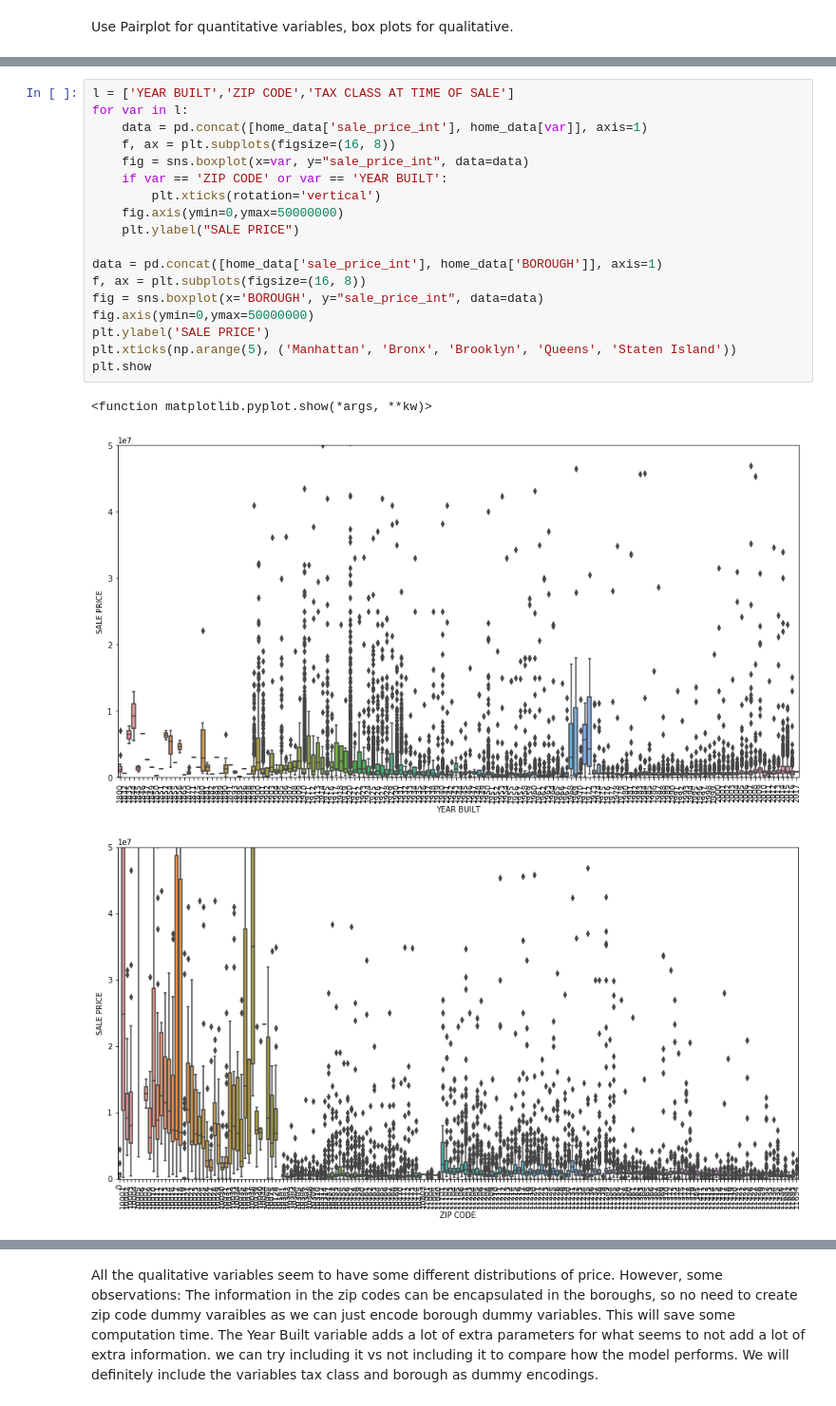
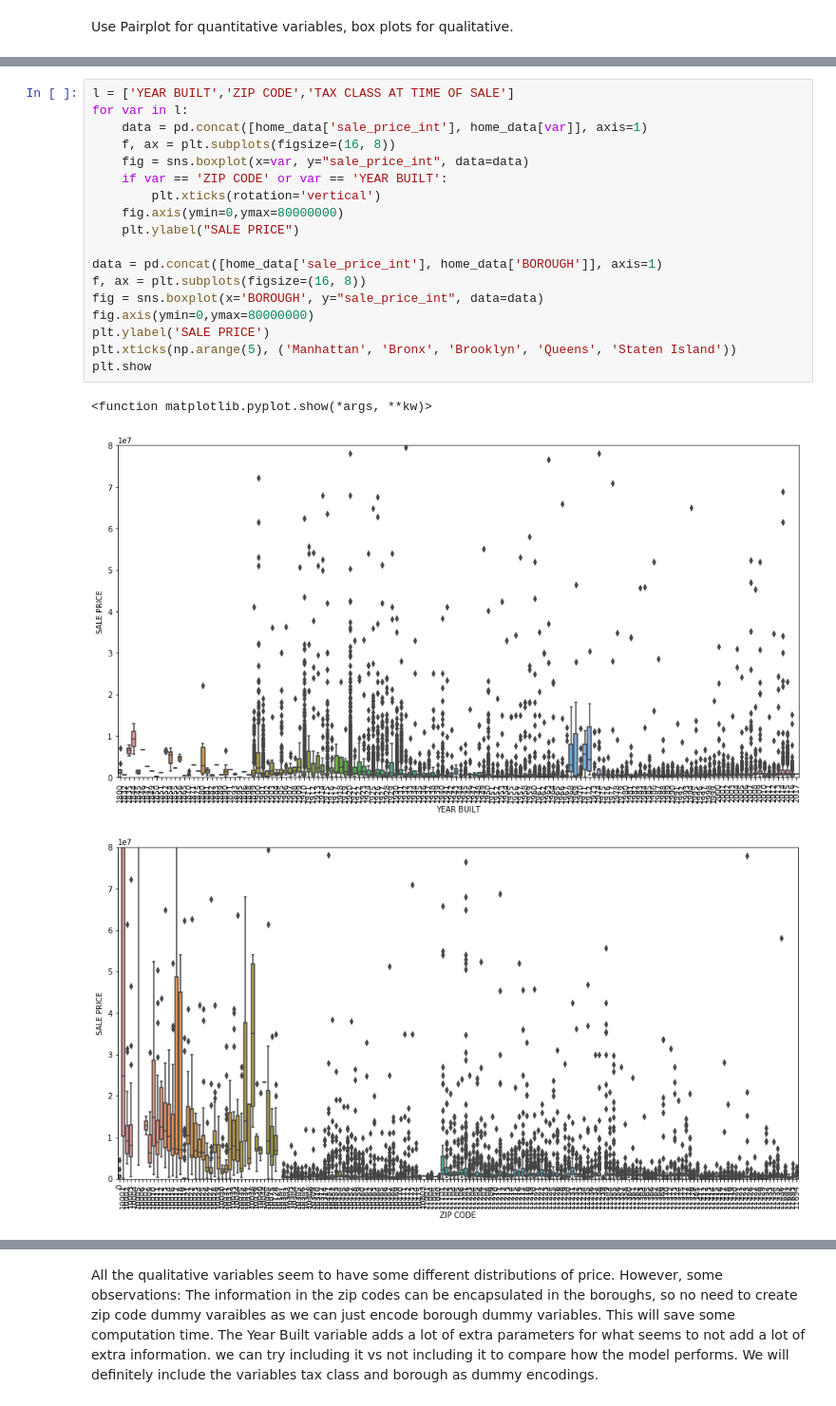
Before and after one commit to kmart8/DS-502-Project, a Jupyter notebook: NYC Dataset Notebook.ipynb, the cells around one changed output, grey strips where cells are left out. Shown: that part at 95% size. Cells and saved outputs as stored; diff of their text form.

```diff
--- a/NYC Dataset Notebook.ipynb
+++ b/NYC Dataset Notebook.ipynb
@@ -85,22 +88,22 @@ sns.pairplot(home_data[['RESIDENTIAL UNITS','COMMERCIAL UNITS', 'TOTAL UNITS', '
 # %%
 l = ['YEAR BUILT','ZIP CODE','TAX CLASS AT TIME OF SALE']
 for var in l:
     data = pd.concat([home_data['sale_price_int'], home_data[var]], axis=1)
     f, ax = plt.subplots(figsize=(16, 8))
     fig = sns.boxplot(x=var, y="sale_price_int", data=data)
     if var == 'ZIP CODE' or var == 'YEAR BUILT':
         plt.xticks(rotation='vertical')
-    fig.axis(ymin=0,ymax=50000000)
+    fig.axis(ymin=0,ymax=80000000)
     plt.ylabel("SALE PRICE")
 
 data = pd.concat([home_data['sale_price_int'], home_data['BOROUGH']], axis=1)
 f, ax = plt.subplots(figsize=(16, 8))
 fig = sns.boxplot(x='BOROUGH', y="sale_price_int", data=data)
-fig.axis(ymin=0,ymax=50000000)
+fig.axis(ymin=0,ymax=80000000)
 plt.ylabel('SALE PRICE')
 plt.xticks(np.arange(5), ('Manhattan', 'Bronx', 'Brooklyn', 'Queens', 'Staten Island'))
 plt.show
 # %% [output]
 <function matplotlib.pyplot.show(*args, **kw)>
-[figure, old version]
+[figure, new version]
-[figure, old version]
+[figure, new version]
```
Also changed, not shown: parts of 7 cells of this notebook.
